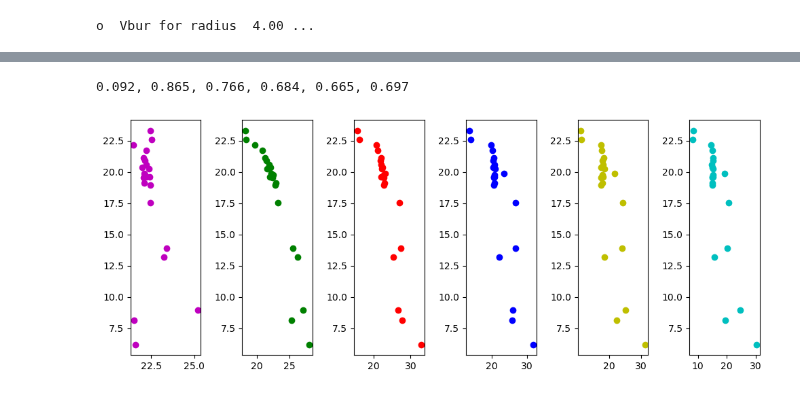
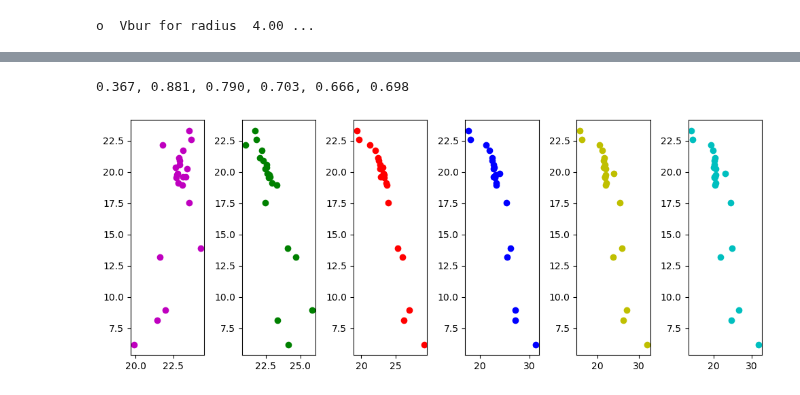
Before and after one commit to patonlab/DBSTEP, a Jupyter notebook: examples/carbene_sterics.ipynb, the cells around one changed output, grey strips where cells are left out. Cells and saved outputs as stored; diff of their text form; code cells hidden in the pictures.

```diff
--- a/examples/carbene_sterics.ipynb
+++ b/examples/carbene_sterics.ipynb
@@ -111,32 +105,32 @@ print(', '.join(f'{q:.3f}' for q in r2_values))
 # %%
-r2_values = [np.corrcoef(data['enthalpy'], v_burs)[0,1] ** 2 for v_burs in [data['s_bur_1.5'], data['s_bur_2.0'], data['s_bur_2.5'], data['s_bur_3.0'], data['s_bur_3.5'], data['s_bur_4.0']]]
+r2_values = [np.corrcoef(data['enthalpy'], s_burs)[0,1] ** 2 for s_burs in [data['s_bur_1.5'], data['s_bur_2.0'], data['s_bur_2.5'], data['s_bur_3.0'], data['s_bur_3.5'], data['s_bur_4.0']]]
 print(', '.join(f'{q:.3f}' for q in r2_values))
 # %% [output]
-0.092, 0.865, 0.766, 0.684, 0.665, 0.697
+0.367, 0.881, 0.790, 0.703, 0.666, 0.698
 # %%
 # Multiple plots
 
 fig=plt.figure(figsize=(10, 4))
 
 ax = plt.subplot(1,6,1)
-plt.scatter(data['s_bur_1.5'], data['enthalpy'], color='m')
+plt.scatter(data['v_bur_1.5'], data['enthalpy'], color='m')
 
 ax = plt.subplot(1,6,2)
-plt.scatter(data['s_bur_2.0'], data['enthalpy'], color='g')
+plt.scatter(data['v_bur_2.0'], data['enthalpy'], color='g')
 
 ax = plt.subplot(1,6,3)
-plt.scatter(data['s_bur_2.5'], data['enthalpy'], color='r')
+plt.scatter(data['v_bur_2.5'], data['enthalpy'], color='r')
 
 ax = plt.subplot(1,6,4)
-plt.scatter(data['s_bur_3.0'], data['enthalpy'], color='b')
+plt.scatter(data['v_bur_3.0'], data['enthalpy'], color='b')
 
 ax = plt.subplot(1,6,5)
-plt.scatter(data['s_bur_3.5'], data['enthalpy'], color='y')
+plt.scatter(data['v_bur_3.5'], data['enthalpy'], color='y')
 
 ax = plt.subplot(1,6,6)
-plt.scatter(data['s_bur_4.0'], data['enthalpy'], color='c')
+plt.scatter(data['v_bur_4.0'], data['enthalpy'], color='c')
 
 plt.tight_layout()
 plt.show()
 # %% [output]
-[figure, old version]
+[figure, new version]
```
Also changed, not shown: parts of 3 cells of this notebook, 4 other files.
